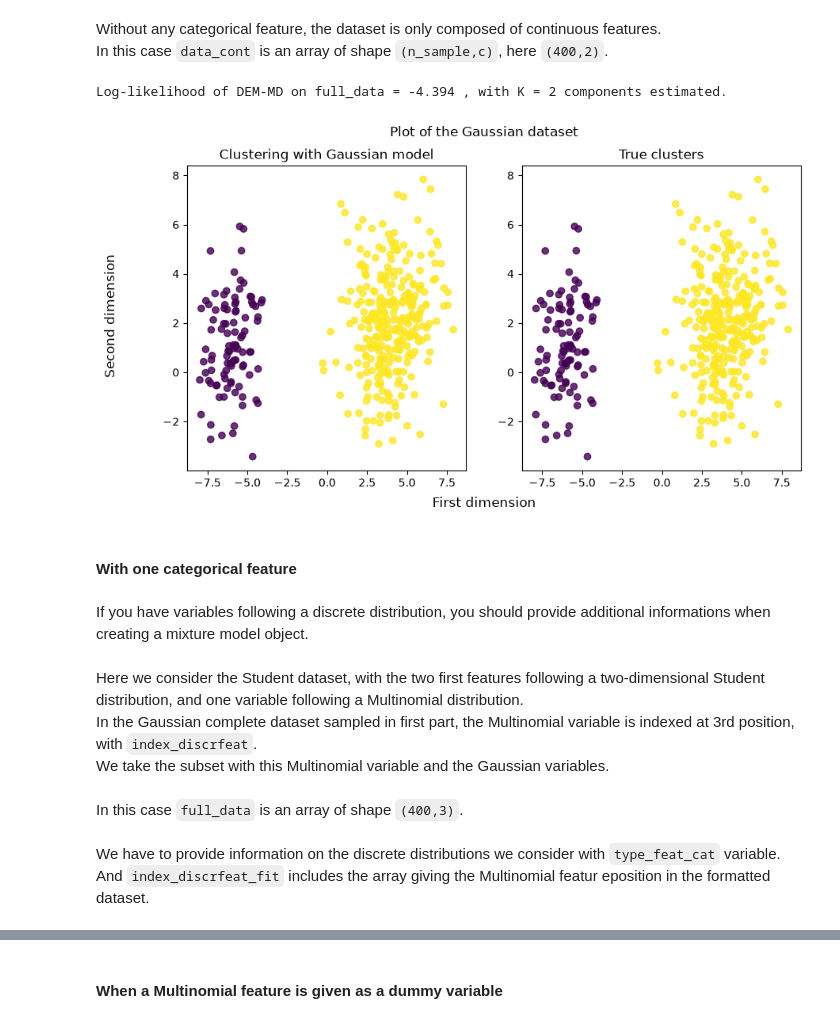
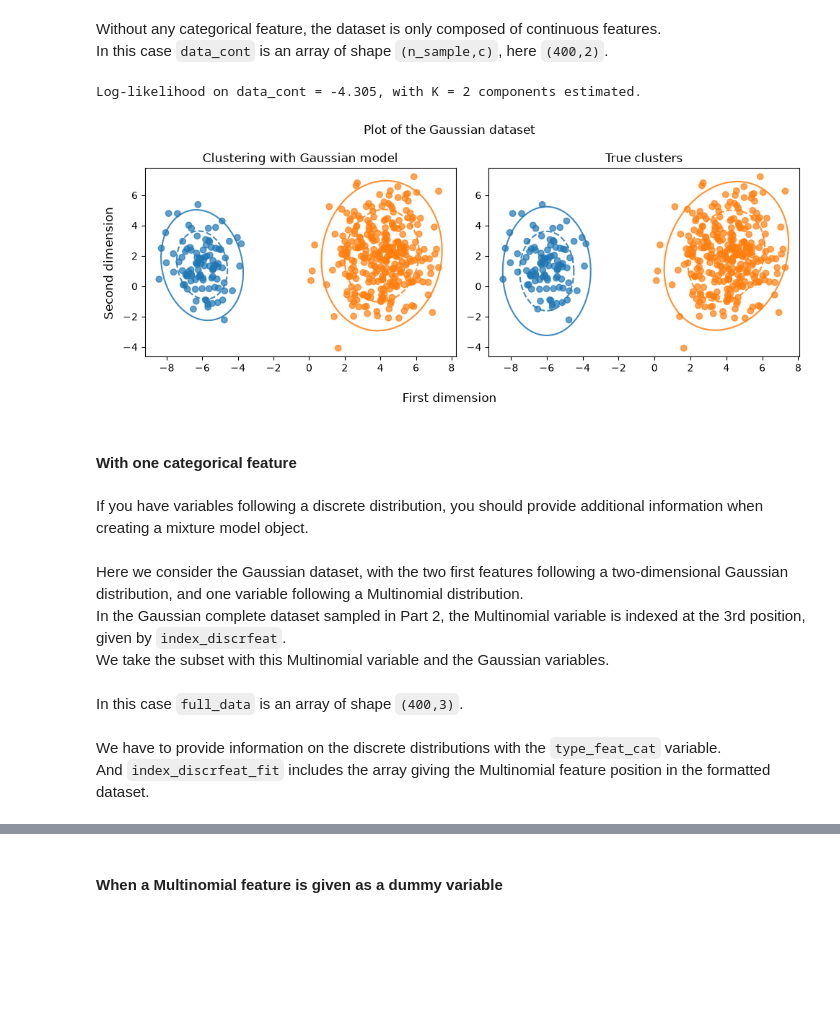
Before and after one commit to SolangeP/DEM_MD, a Jupyter notebook: Tutorial on DEM-MD algorithms.ipynb, the cells around one changed output, grey strips where cells are left out. Drawn from its saved outputs; the diff is of its cells as text; code cells hidden in the pictures; blank space fills up the shorter version.

```diff
--- a/Tutorial on DEM-MD algorithms.ipynb
+++ b/Tutorial on DEM-MD algorithms.ipynb
@@ -268,29 +348,36 @@ In this case `data_cont` is an  array of shape `(n_sample,c)`, here `(400,2)`.
 GDEM1 = GaussianDEMMD()
 labels_gaussian_1 = GDEM1.fit_predict(data_cont)
 # %%
-print(f"Log-likelihood of DEM-MD on full_data = {round(GDEM1.score(data_cont),3)}"+f" , with K = {GDEM1.n_components} components estimated.")
+print(f"Log-likelihood on data_cont = {round(GDEM1.score(data_cont), 3)}, with K = {GDEM1.n_components} components estimated.")
 # %% [output]
-Log-likelihood of DEM-MD on full_data = -4.394 , with K = 2 components estimated.
+Log-likelihood on data_cont = -4.305, with K = 2 components estimated.
 # %%
-# display predicted scores by the model as a contour plot
-fig,axes = plt.subplots(1,2,figsize=(10,5))
-axes[0].scatter(*data_cont[:,:2].T,c=labels_gaussian_1,alpha=0.8)
+K_est = GDEM1.n_components
+colors_est = [plt.cm.tab10(i) for i in range(K_est)]
+K_true = len(dict_cont_gaussian['locations'])
+colors_true = [plt.cm.tab10(i) for i in range(K_true)]
+
+fig, axes = plt.subplots(1, 2, figsize=(10, 4))
+axes[0].scatter(*data_cont[:, :2].T, c=[colors_est[l] for l in labels_gaussian_1], alpha=0.7)
+plot_ellipses(axes[0], GDEM1.means, GDEM1.covariances, colors_est)
 axes[0].set_title('Clustering with Gaussian model')
-axes[1].scatter(*data_cont[:,:2].T,c=true_labels_gaussian,alpha=0.8)
+axes[1].scatter(*data_cont[:, :2].T, c=[colors_true[l] for l in true_labels_gaussian], alpha=0.7)
+plot_ellipses(axes[1], dict_cont_gaussian['locations'], dict_cont_gaussian['scales'], colors_true)
 axes[1].set_title('True clusters')
 plt.suptitle('Plot of the Gaussian dataset')
 fig.supxlabel('First dimension')
 fig.supylabel('Second dimension')
+plt.tight_layout()
 plt.show()
 # %% [output]
-[figure, old version]
+[figure, new version]
 # %% [markdown]
 #### With one categorical feature
 # %% [markdown]
-If you have variables following a discrete distribution, you should provide additional informations when creating a mixture model object.
+If you have variables following a discrete distribution, you should provide additional information when creating a mixture model object.
 # %% [markdown]
-Here we consider the Student dataset, with the two first features following a two-dimensional Student distribution, and one variable following a Multinomial distribution.\
-In the Gaussian complete dataset sampled in first part, the Multinomial variable is indexed at 3rd position, with `index_discrfeat`.\
+Here we consider the Gaussian dataset, with the two first features following a two-dimensional Gaussian distribution, and one variable following a Multinomial distribution.\
+In the Gaussian complete dataset sampled in Part 2, the Multinomial variable is indexed at the 3rd position, given by `index_discrfeat`.\
 We take the subset with this Multinomial variable and the Gaussian variables.
 # %%
 index_discrfeat = np.array([2])
@@ -300,8 +387,8 @@ full_data = np.concatenate([data_cont,data_cat],axis=1)
 # %% [markdown]
 In this case `full_data` is an array of shape `(400,3)`.
 # %% [markdown]
-We have to provide information on the discrete distributions we consider with `type_feat_cat` variable.\
-And `index_discrfeat_fit` includes the array giving the Multinomial featur eposition in the formatted dataset.
+We have to provide information on the discrete distributions with the `type_feat_cat` variable.\
+And `index_discrfeat_fit` includes the array giving the Multinomial feature position in the formatted dataset.
 # %%
 index_discrfeat_fit = [np.array([2])]
 type_feat_cat = ['Multinomial']
```
Also changed, not shown: parts of 56 cells of this notebook.
